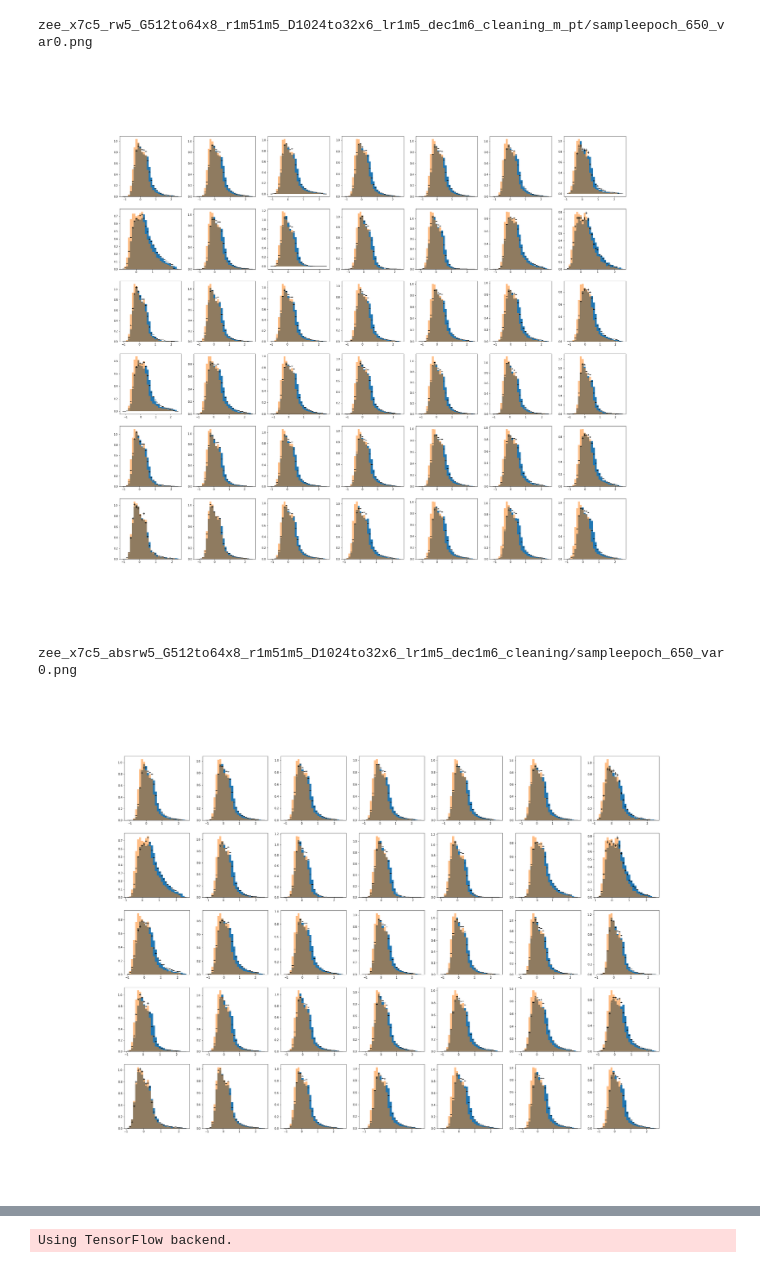
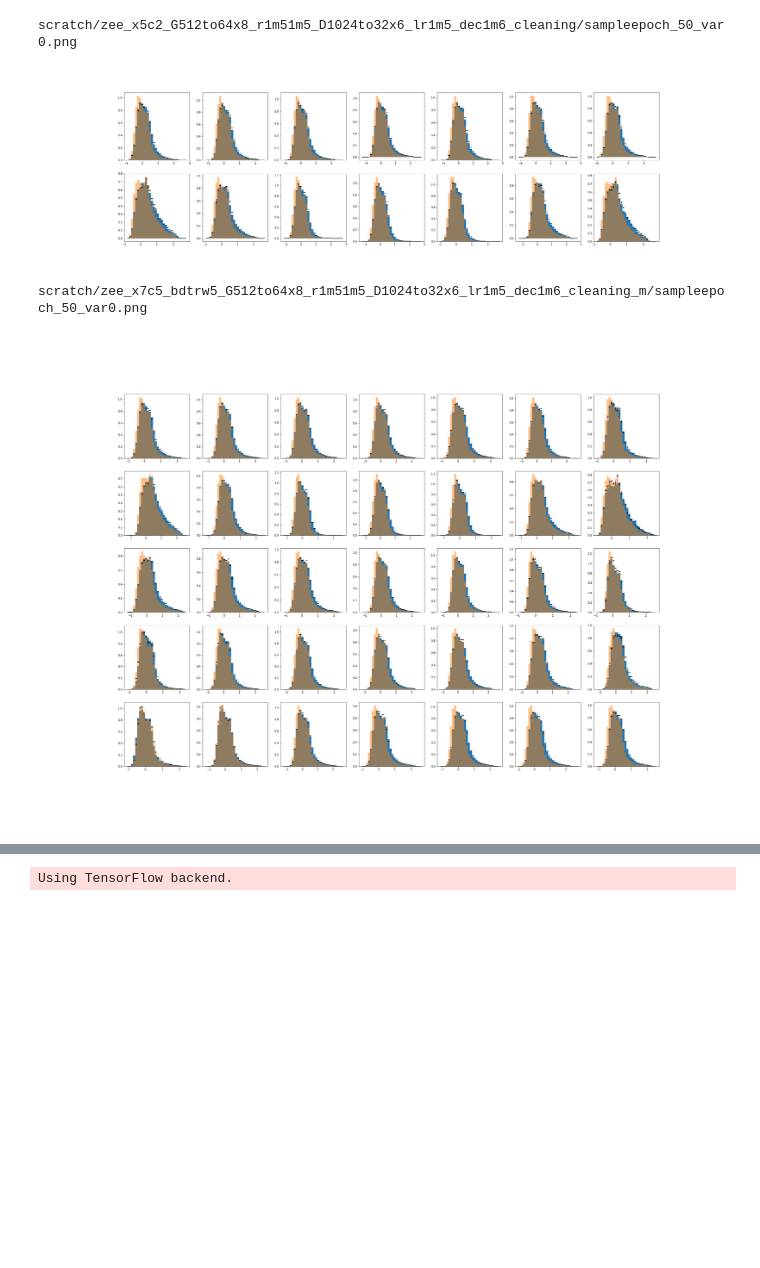
Before and after one commit to alberto-giampaolo/GAN, a Jupyter notebook: plot_metrics.ipynb, the cells around one changed output, grey strips where cells are left out. Cells and saved outputs as stored; diff of their text form; code cells hidden in the pictures; blank space fills up the shorter version.

Commit message:
move logging folders to scratch

```diff
--- a/plot_metrics.ipynb
+++ b/plot_metrics.ipynb
@@ -37,0 +1,7 @@ logs_rewei_500/
+# %%
+scratch = 'scratch'
+
+folders = ! ls -t -d $scratch/logs_*/ $scratch/zee_*/
+folders = map(lambda x: x.replace(scratch+'/',''), folders)
+
+print("\n".join(folders))
@@ -130,27 +74,22 @@ for df,target in zip(dfs,targets):
 # %%
 from IPython.core.display import Image, display
 
 from functools import reduce
 from glob import glob
 
 def display_images(which,targets=targets):
     images = reduce(lambda x,y: x+y, map(lambda x: glob('%s/%s' % (x,which)), targets) )
     for img in images:
         print(img)
         display(Image(img))
 
 for var in range(7):
-    display_images('*epoch*_650_var%d*.png' % var, filter(lambda x: "x7c5" in x, targets) )
-    #isplay_images('*epoch*_[16]00_var%d*.png' % var, targets=['zee_x7c3pu_rw5_G512to64x8_r1m51m5_D1024to32x6_lr1m5_dec1m6_cleaning'])
-    # display_images('*epoch*_650_var%d*.png' % var) #filter(lambda x: "x7c2" in x or "c3" in x or "c4" in x, targets))
-    #display_images('*epoch*_[4567][05]0_var%d*.png' % var, targets=['zee_x5c2_G512to64x8_r1m51m4_D1024to32x6_lr1m5_dec1m6_cleaning'])
-               #,'zee_x5c2_G512to64x8_r1m51m4_D1024to32x6_lr1m5_dec1m6_cleaning'])
-    # display_images('*epoch*_[2-3][0-9][0-9]_var%d*.png' % var,targets=["zee_x5c2_G512to64x8_r1m51m5_D1024to32x6_lr1m6_dec1m6_cleaning"])
-
-# for var in range(5):
-#     display_images('*epoch_[34][05]0_var%d*.png' % var, targets=["zee_x5c2_G512to64x8_r1m51m5_D1024to32x6_lr1m6_dec1m6"])
+    display_images('*epoch_50_var%d*.png' % var)
+    display_images('*epoch_250_var%d*.png' % var)
+    #display_images('*epoch_300_var%d*.png' % var)
+    #display_images('*epoch_350_var%d*.png' % var)
 # %% [output]
-zee_x7c5_rw5_G512to64x8_r1m51m5_D1024to32x6_lr1m5_dec1m6_cleaning_m_pt/sampleepoch_650_var0.png
+scratch/zee_x5c2_G512to64x8_r1m51m5_D1024to32x6_lr1m5_dec1m6_cleaning/sampleepoch_50_var0.png
-[figure, old version]
+[figure, new version]
-zee_x7c5_absrw5_G512to64x8_r1m51m5_D1024to32x6_lr1m5_dec1m6_cleaning/sampleepoch_650_var0.png
+scratch/zee_x7c5_bdtrw5_G512to64x8_r1m51m5_D1024to32x6_lr1m5_dec1m6_cleaning_m/sampleepoch_50_var0.png
-[figure, old version]
+[figure, new version]
```
Also changed, not shown: parts of 4 cells of this notebook, 2 other files.
